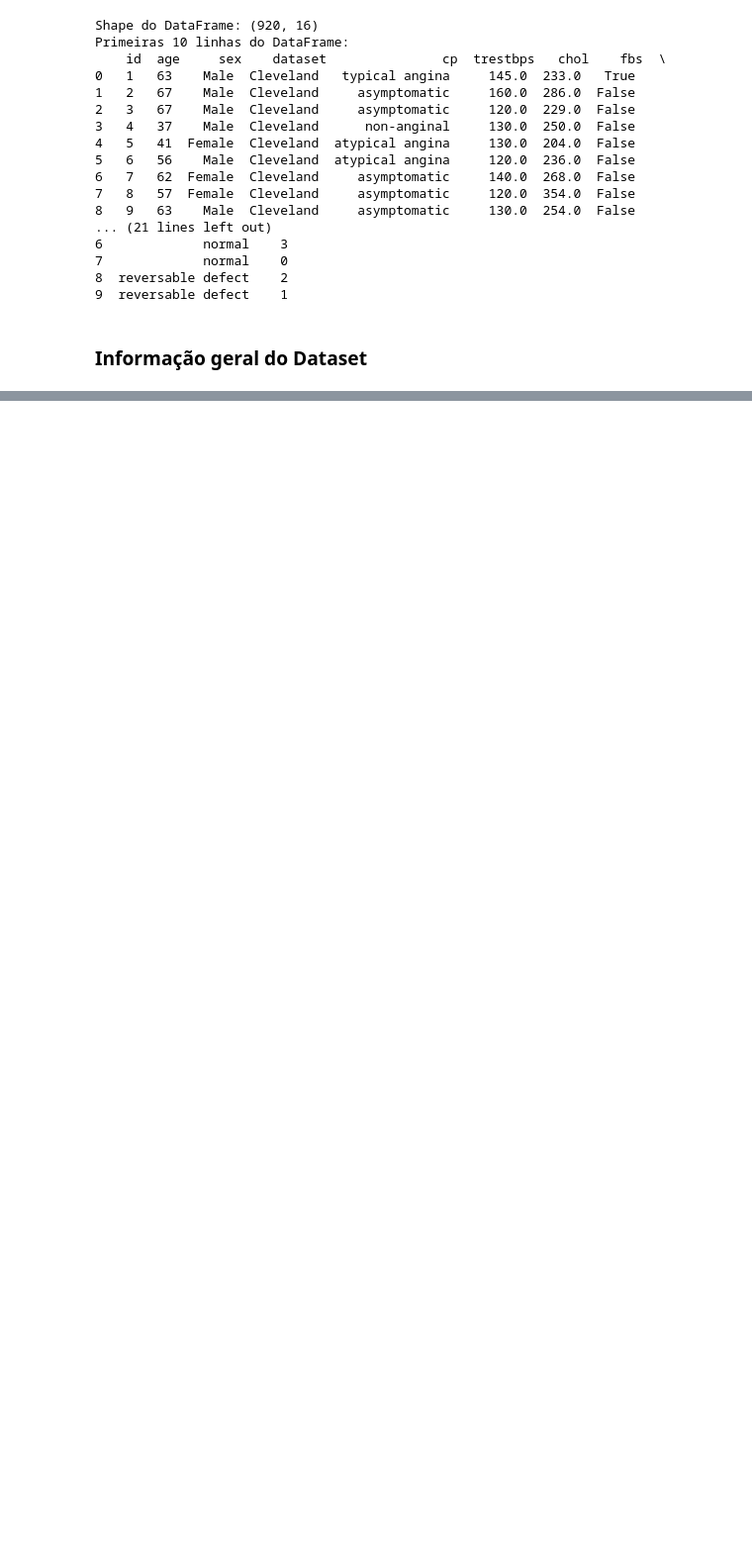
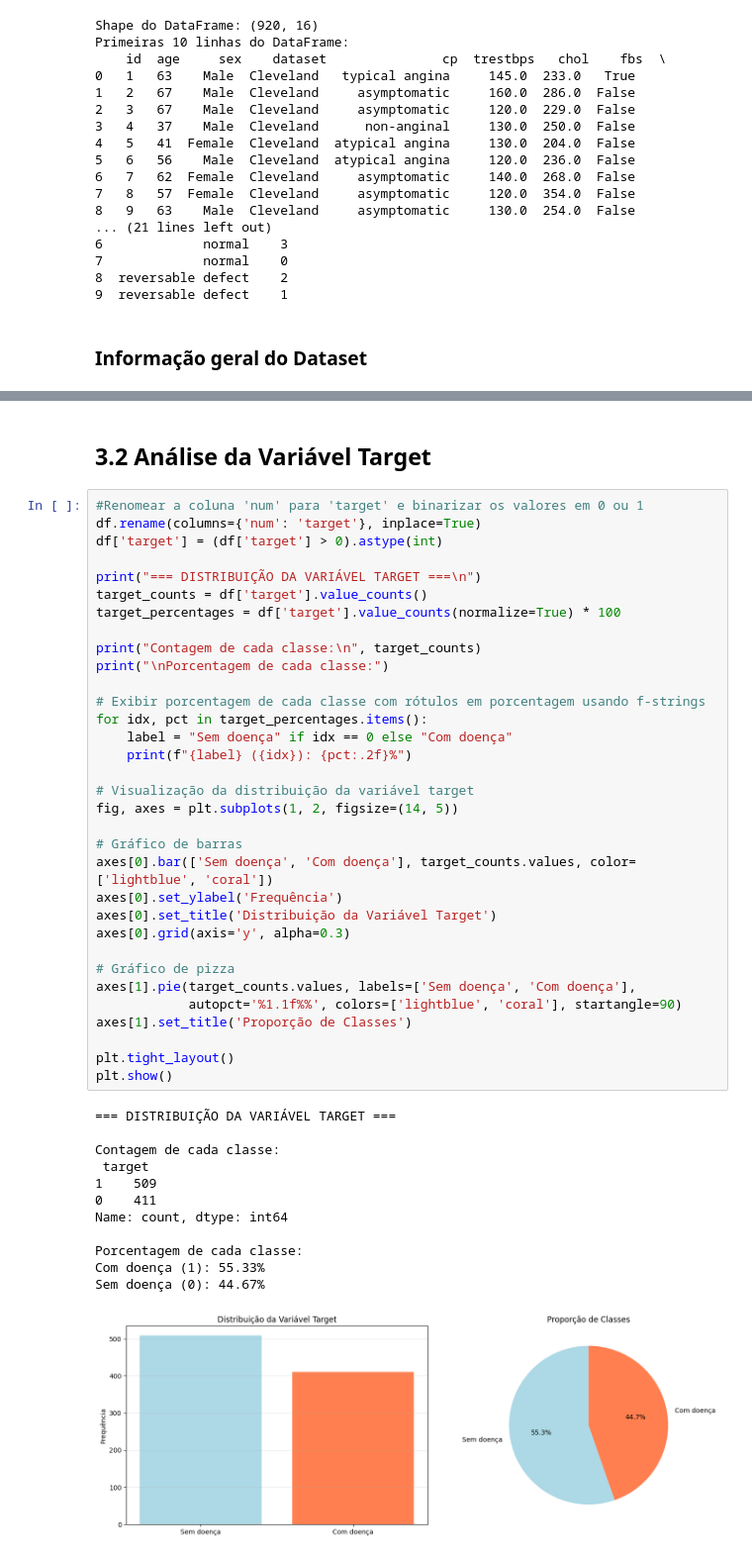
Before and after one commit to leonflicts42/heart_disease_prediction, a Jupyter notebook: notebooks/mvp.ipynb, the cells around one changed output, grey strips where cells are left out. Shown at 99% size. Drawn from its saved outputs; the diff is of its cells as text; blank space fills up the shorter version.

```diff
--- a/notebooks/mvp.ipynb
+++ b/notebooks/mvp.ipynb
@@ -110,0 +160,48 @@ None
+# %% [markdown]
+## 3.2 Análise da Variável Target
+# %%
+#Renomear a coluna 'num' para 'target' e binarizar os valores em 0 ou 1
+df.rename(columns={'num': 'target'}, inplace=True)
+df['target'] = (df['target'] > 0).astype(int)
+
+print("=== DISTRIBUIÇÃO DA VARIÁVEL TARGET ===\n")
+target_counts = df['target'].value_counts()
+target_percentages = df['target'].value_counts(normalize=True) * 100
+
+print("Contagem de cada classe:\n", target_counts)
+print("\nPorcentagem de cada classe:")
+
+# Exibir porcentagem de cada classe com rótulos em porcentagem usando f-strings
+for idx, pct in target_percentages.items():
+    label = "Sem doença" if idx == 0 else "Com doença"
+    print(f"{label} ({idx}): {pct:.2f}%")
+
+# Visualização da distribuição da variável target
+fig, axes = plt.subplots(1, 2, figsize=(14, 5))
+
+# Gráfico de barras
+axes[0].bar(['Sem doença', 'Com doença'], target_counts.values, color=['lightblue', 'coral'])
+axes[0].set_ylabel('Frequência')
+axes[0].set_title('Distribuição da Variável Target')
+axes[0].grid(axis='y', alpha=0.3)
+
+# Gráfico de pizza
+axes[1].pie(target_counts.values, labels=['Sem doença', 'Com doença'],
+            autopct='%1.1f%%', colors=['lightblue', 'coral'], startangle=90)
+axes[1].set_title('Proporção de Classes')
+
+plt.tight_layout()
+plt.show()
+# %% [output]
+=== DISTRIBUIÇÃO DA VARIÁVEL TARGET ===
+
+Contagem de cada classe:
+ target
+1    509
+0    411
+Name: count, dtype: int64
+
+Porcentagem de cada classe:
+Com doença (1): 55.33%
+Sem doença (0): 44.67%
+[figure, added]
```
Also changed, not shown: parts of 6 cells of this notebook, 8 other files.
